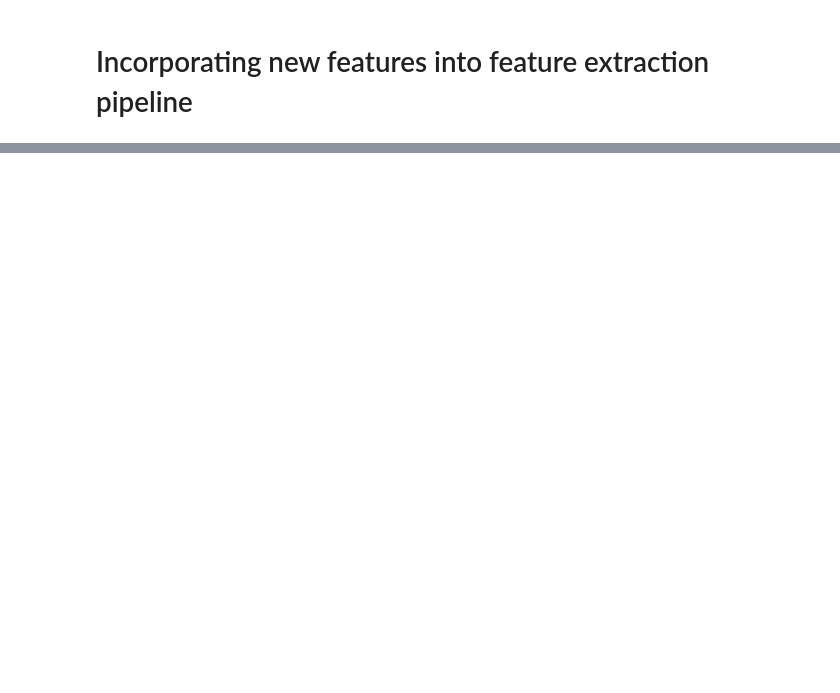
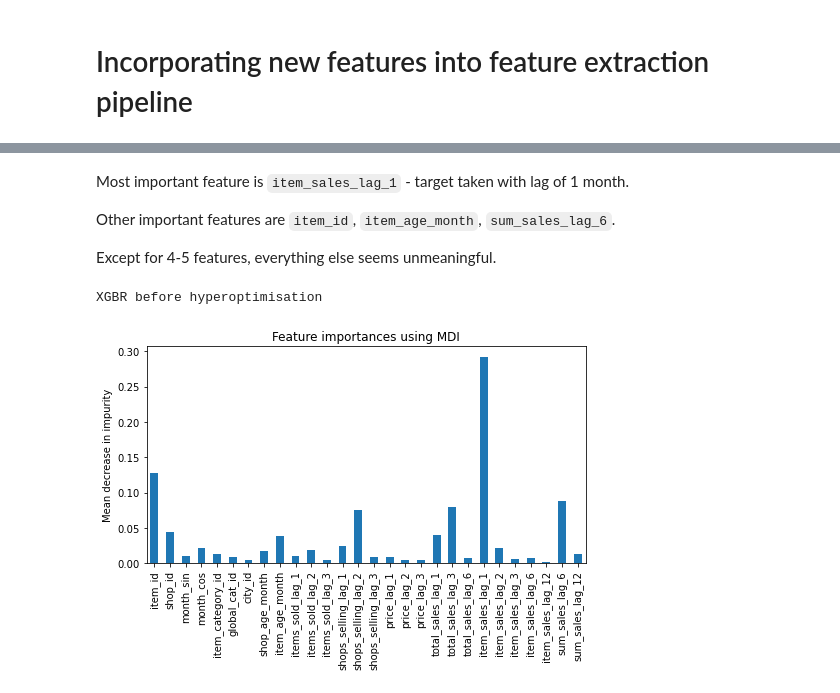
Before and after one commit to masha-mcr/DS_practice, a Jupyter notebook: future_sales_prediction/notebooks/3. Advanced modeling.ipynb, the cells around one changed output, grey strips where cells are left out. Saved outputs shown, nothing was run; the diff lists cells and outputs as text; code cells hidden in the pictures; blank space fills up the shorter version.

```diff
--- a/future_sales_prediction/notebooks/3. Advanced modeling.ipynb
+++ b/future_sales_prediction/notebooks/3. Advanced modeling.ipynb
@@ -220,0 +407,12 @@ train.head()
+# %% [markdown]
+Most important feature is `item_sales_lag_1` - target taken with lag of 1 month.
+
+Other important features are `item_id`, `item_age_month`, `sum_sales_lag_6`.
+
+Except for 4-5 features, everything else seems unmeaningful.
+# %%
+print('XGBR before hyperoptimisation')
+impurity_decrease_importance(xgbr, t_x.columns);
+# %% [output]
+XGBR before hyperoptimisation
+[figure, added]
```
Also changed, not shown: parts of 110 cells of this notebook.
